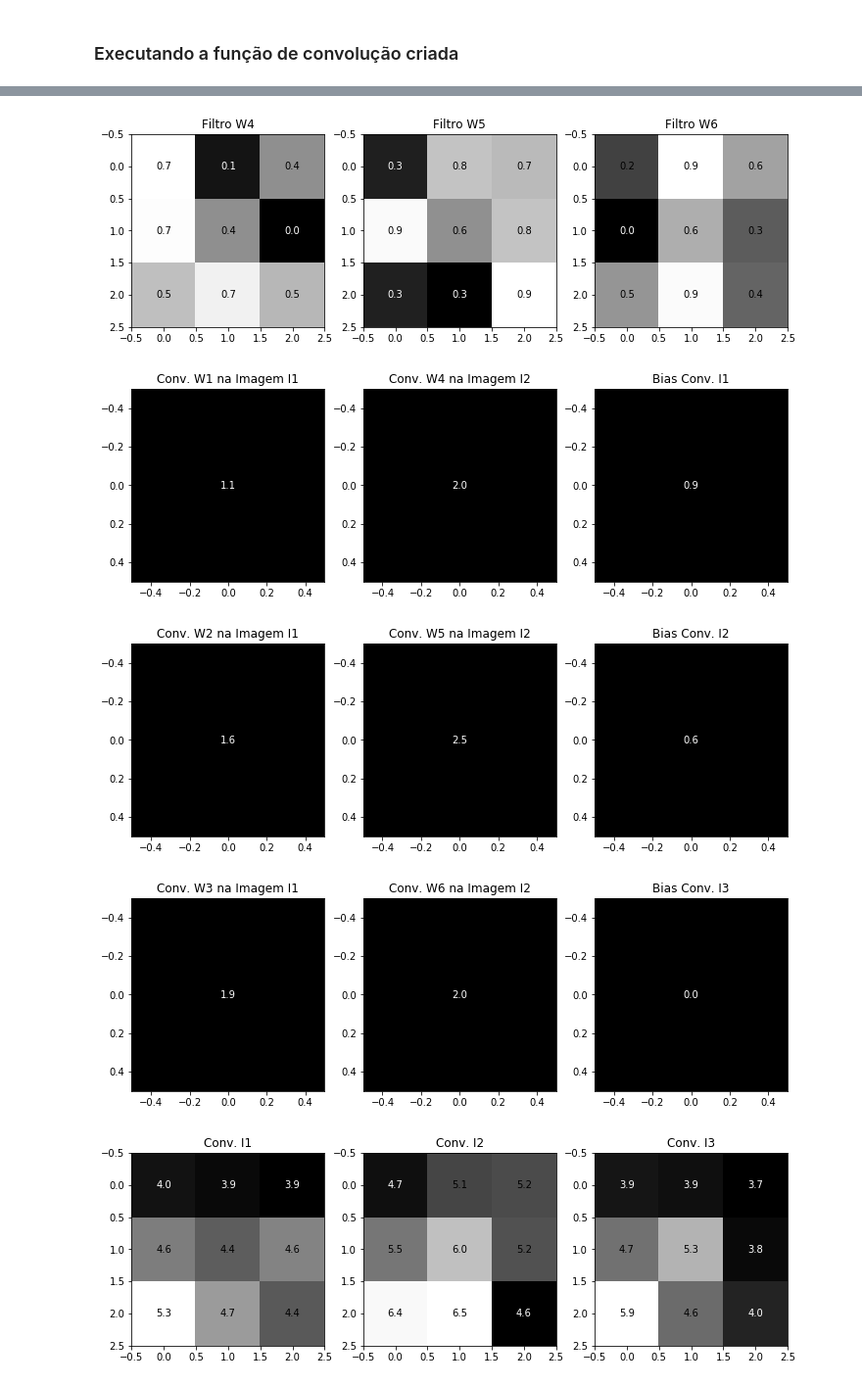
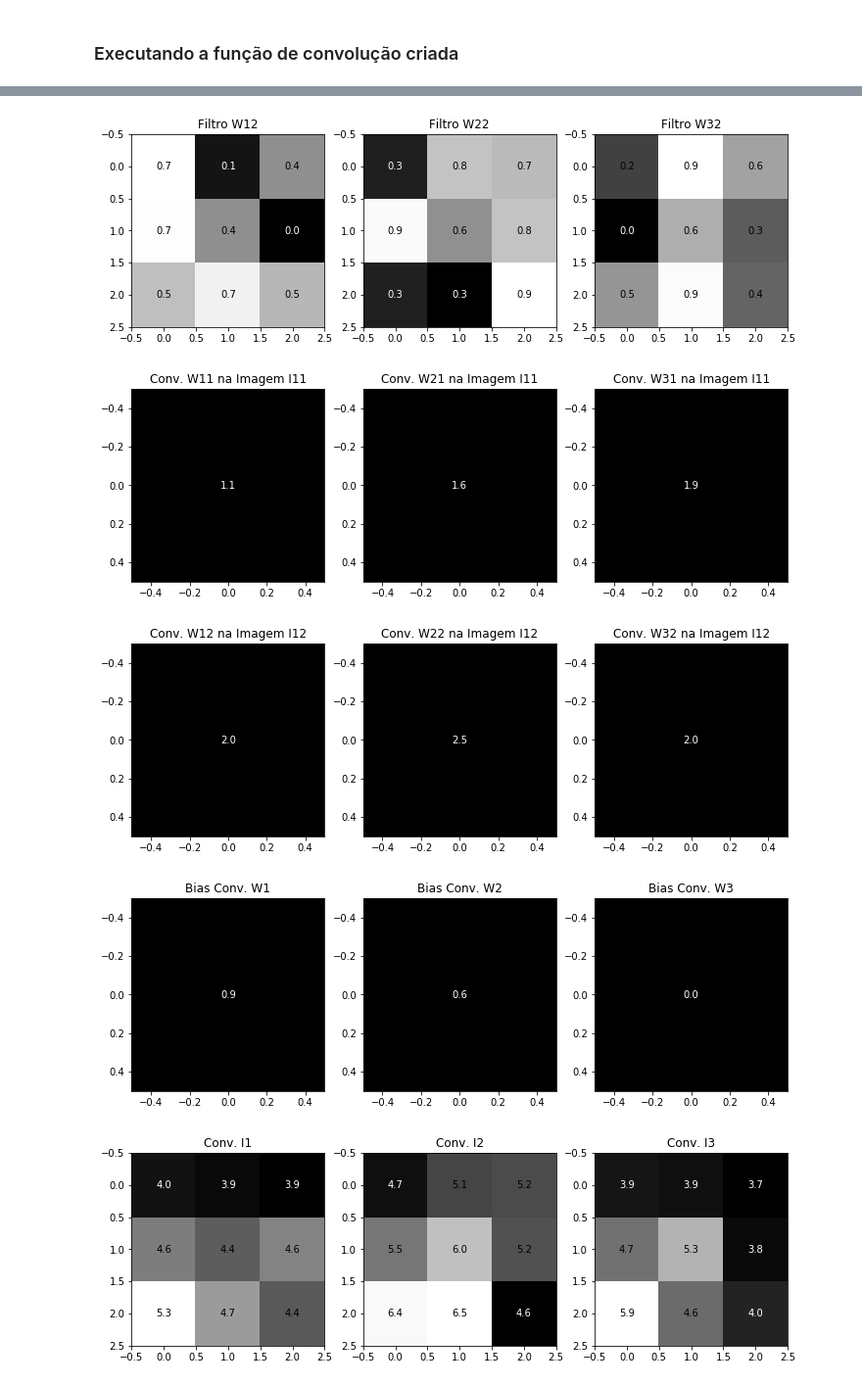
Before and after one commit to dalifreire/cnn_hello_world, a Jupyter notebook: cnn_step_by_step.ipynb, the cells around one changed output, grey strips where cells are left out. Shown at 98% size. Cells and saved outputs as stored; diff of their text form; code cells hidden in the pictures.

```diff
--- a/cnn_step_by_step.ipynb
+++ b/cnn_step_by_step.ipynb
@@ -118,8 +152,8 @@ def conv_single_step(slice_window_prev, W, b):
     Aplica a convolucao do filtro 'W' em uma unica janela 'slice_window_prev' da imagem.
 
     Arguments:
-    window -- janela da imagem de shape (n_C_prev, f, f) onde 'n_C_prev' representa a quantidade de canais de uma imagem de tamanho 'f'x'f'
-    W -- Filtro (Weight parameters) de convolução de shape igual a janela da imagem (n_C_prev, f, f)
+    slice_window_prev -- janela da imagem de shape (n_C, f, f) onde 'n_C' representa a quantidade de canais de uma imagem de tamanho 'f'x'f'
+    W -- Filtro (Weight parameters) de convolução de shape igual a janela da imagem (n_C, f, f)
     b -- Bias a ser adicionado no resultado da convolucao - matriz de shape (1, 1, 1)
 
     Returns:
@@ -233,33 +269,36 @@ def conv_forward(A_prev, W, b, hparameters):
 ### Executando a função de convolução criada
 # %%
 np.random.seed(1)
-A_prev = np.random.rand(1,2,5,5)
+X = np.random.rand(1,2,5,5)
 W = np.random.rand(3,2,3,3)
 b = np.random.rand(3,1,1,1)
 hparameters = {"pad" : 0, "stride": 1}
 
-# Exibe as 2 imagens geradas aleatoriamente
-show_img(A_prev[0][0], A_prev[0][1], None, 'Imagem I1', 'Imagem I2', '')
-# Exibe os 6 filtros gerados aleatorimente
-show_img(W[0][0], W[1][0], W[2][0], 'Filtro W1', 'Filtro W2', 'Filtro W3')
-show_img(W[0][1], W[1][1], W[2][1], 'Filtro W4', 'Filtro W5', 'Filtro W6')
+# Exibe as 2 imagens geradas aleatoriamente (1 imagem de 2 canais)
+show_img(X[0][0], X[0][1], None, 'Imagem I11', 'Imagem I12', '')
 
-# Exibe o resultado da aplicação de uma única janela de convolução dos filtros W1 e W4 nas imagens I1 e I2
+# Exibe os 3 filtros de 2 dimensoes gerados aleatorimente
+show_img(W[0][0], W[1][0], W[2][0], 'Filtro W11', 'Filtro W21', 'Filtro W31')
+show_img(W[0][1], W[1][1], W[2][1], 'Filtro W12', 'Filtro W22', 'Filtro W32')
+
+# Exibe o resultado da aplicação de uma única janela de convolução dos filtros W11 e W12 nas imagens I11 e I12
 # Primeiro pixel (canto superior esquerdo)
-conv_w1_i1 = conv_single_step(A_prev[0][0][0:3, 0:3], W[0][0], np.zeros((1,1)))
-conv_w4_i1 = conv_single_step(A_prev[0][1][0:3, 0:3], W[0][1], np.zeros((1,1)))
-show_img(conv_w1_i1, conv_w4_i1, b[0][0], 'Conv. W1 na Imagem I1', 'Conv. W4 na Imagem I2', 'Bias Conv. I1')
+conv_w1_i1 = conv_single_step(X[0][0][0:3, 0:3], W[0][0], np.zeros((1,1)))
+conv_w4_i1 = conv_single_step(X[0][1][0:3, 0:3], W[0][1], np.zeros((1,1)))
 
-# Exibe o resultado da aplicação de uma única janela de convolução dos filtros W2 e W5 nas imagens I1 e I2
+# Exibe o resultado da aplicação de uma única janela de convolução dos filtros W21 e W22 nas imagens I11 e I12
 # Primeiro pixel (canto superior esquerdo)
-conv_w2_i1 = conv_single_step(A_prev[0][0][0:3, 0:3], W[1][0], np.zeros((1,1)))
-conv_w5_i1 = conv_single_step(A_prev[0][1][0:3, 0:3], W[1][1], np.zeros((1,1)))
-show_img(conv_w2_i1, conv_w5_i1, b[1][0], 'Conv. W2 na Imagem I1', 'Conv. W5 na Imagem I2', 'Bias Conv. I2')
+conv_w2_i1 = conv_single_step(X[0][0][0:3, 0:3], W[1][0], np.zeros((1,1)))
+conv_w5_i1 = conv_single_step(X[0][1][0:3, 0:3], W[1][1], np.zeros((1,1)))
 
-# Exibe o resultado da aplicação de uma única janela de convolução dos filtros W3 e W6 nas imagens I1 e I2
+# Exibe o resultado da aplicação de uma única janela de convolução dos filtros W31 e W32 nas imagens I11 e I12
 # Primeiro pixel (canto superior esquerdo)
-conv_w3_i1 = conv_single_step(A_prev[0][0][0:3, 0:3], W[2][0], np.zeros((1,1)))
-conv_w6_i1 = conv_single_step(A_prev[0][1][0:3, 0:3], W[2][1], np.zeros((1,1)))
-show_img(conv_w3_i1, conv_w6_i1, b[2][0], 'Conv. W3 na Imagem I1', 'Conv. W6 na Imagem I2', 'Bias Conv. I3')
+conv_w3_i1 = conv_single_step(X[0][0][0:3, 0:3], W[2][0], np.zeros((1,1)))
+conv_w6_i1 = conv_single_step(X[0][1][0:3, 0:3], W[2][1], np.zeros((1,1)))
+
+
+show_img(conv_w1_i1, conv_w2_i1, conv_w3_i1, 'Conv. W11 na Imagem I11', 'Conv. W21 na Imagem I11', 'Conv. W31 na Imagem I11')
+show_img(conv_w4_i1, conv_w5_i1, conv_w6_i1, 'Conv. W12 na Imagem I12', 'Conv. W22 na Imagem I12', 'Conv. W32 na Imagem I12')
+show_img(b[0][0], b[1][0], b[2][0], 'Bias Conv. W1', 'Bias Conv. W2', 'Bias Conv. W3')
 # %% [output]
 [figure]
@@ -267,6 +306,6 @@ show_img(conv_w3_i1, conv_w6_i1, b[2][0], 'Conv. W3 na Imagem I1', 'Conv. W6 na
-[figure, old version]
+[figure, new version]
-[figure, old version]
+[figure, new version]
-[figure, old version]
+[figure, new version]
-[figure, old version]
+[figure, new version]
 # %%
 # Executando a convolução completa na imagem por meio do método criado
```
Also changed, not shown: parts of 61 cells of this notebook, 3 other files.
